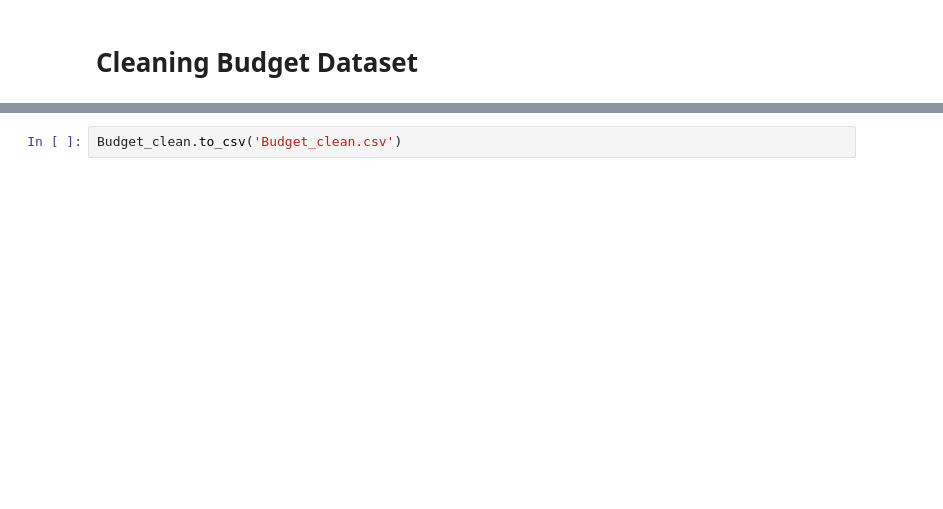
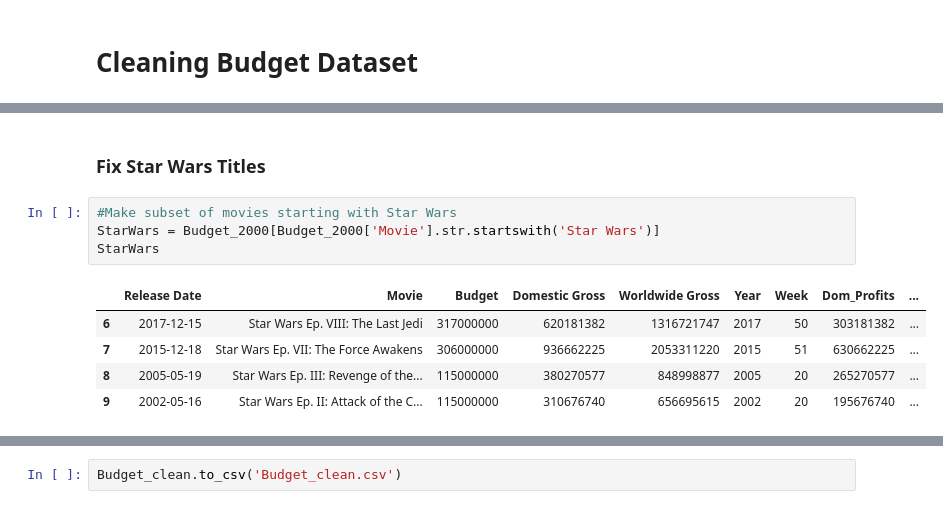
Before and after one commit to CristinaTRico/Mod1Project, a Jupyter notebook: DataCleaning.ipynb, the cells around one changed output, grey strips where cells are left out. Cells and saved outputs as stored; diff of their text form; blank space fills up the shorter version.

```diff
--- a/DataCleaning.ipynb
+++ b/DataCleaning.ipynb
@@ -62,0 +183,12 @@ Budget_2000.head()
+# %% [markdown]
+### Fix Star Wars Titles
+# %%
+#Make subset of movies starting with Star Wars
+StarWars = Budget_2000[Budget_2000['Movie'].str.startswith('Star Wars')]
+StarWars
+# %% [output]
+|  | Release Date | Movie | Budget | Domestic Gross | Worldwide Gross | Year | Week | Dom_Profits | ... |
+| 6 | 2017-12-15 | Star Wars Ep. VIII: The Last Jedi | 317000000 | 620181382 | 1316721747 | 2017 | 50 | 303181382 | ... |
+| 7 | 2015-12-18 | Star Wars Ep. VII: The Force Awakens | 306000000 | 936662225 | 2053311220 | 2015 | 51 | 630662225 | ... |
+| 8 | 2005-05-19 | Star Wars Ep. III: Revenge of the... | 115000000 | 380270577 | 848998877 | 2005 | 20 | 265270577 | ... |
+| 9 | 2002-05-16 | Star Wars Ep. II: Attack of the C... | 115000000 | 310676740 | 656695615 | 2002 | 20 | 195676740 | ... |
```
Also changed, not shown: parts of 85 cells of this notebook, 3 other files.
